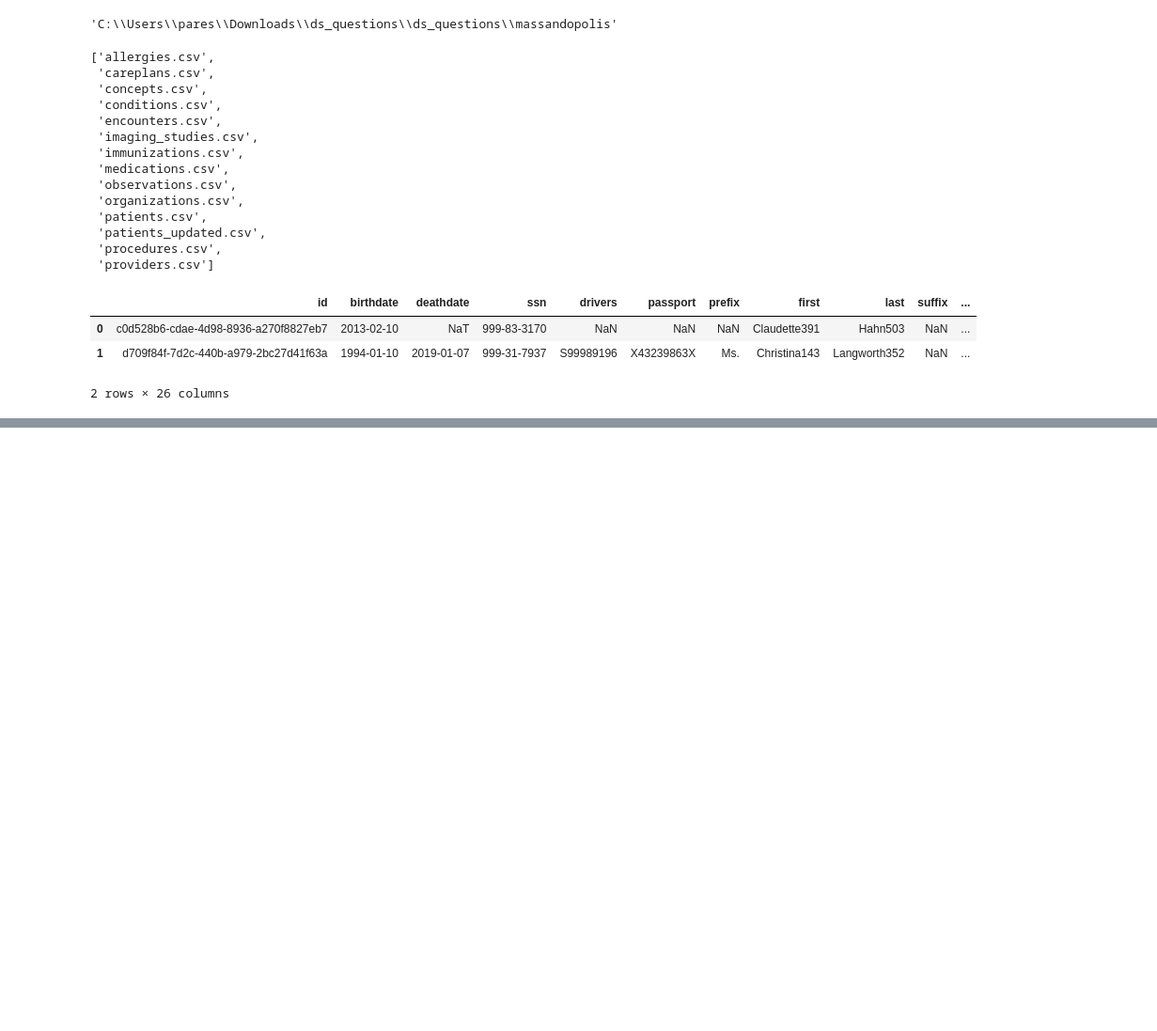
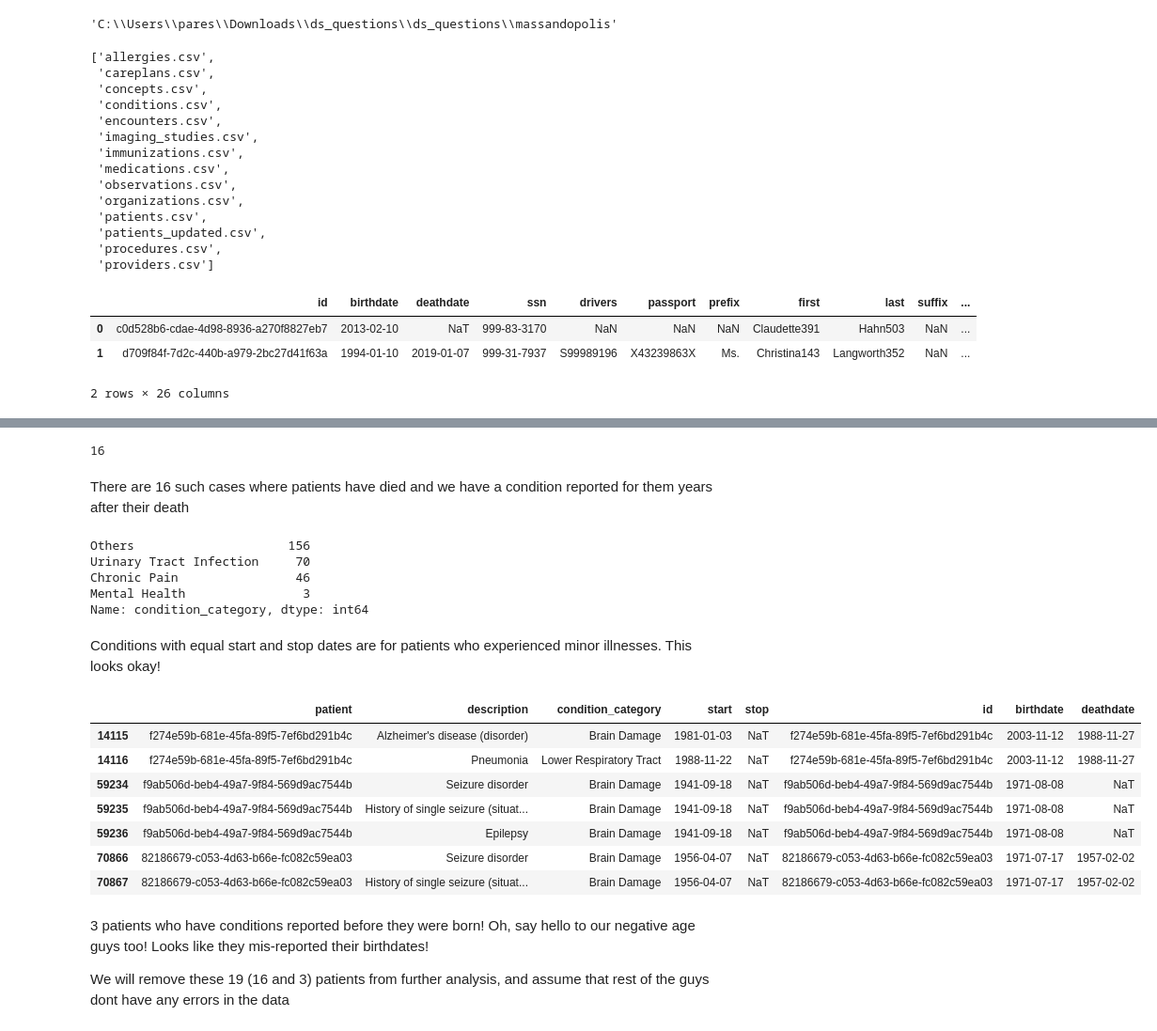
Before and after one commit to pareshg18/picnicHealth-healthcare-analysis, a Jupyter notebook: conditions-analysis.ipynb, the cells around one changed output, grey strips where cells are left out. Shown: that part at 94% size. Cells and saved outputs as stored; diff of their text form; code cells hidden in the pictures; blank space fills up the shorter version.

```diff
--- a/conditions-analysis.ipynb
+++ b/conditions-analysis.ipynb
@@ -42,0 +97,31 @@ patients.head(2)
+# %%
+#About 152 diseases/illnesses. Lets combine these into more general causes
+all_conditions = sorted(list(set(conditions.description.to_list())))
+cond_cat = ['Urinary Tract Infection','Others','Upper Respiratory Tract','Lower Respiratory Tract','Lower Respiratory Tract',
+            'Upper Respiratory Tract','Addiction','Brain Damage','Chronic Pain','Pregnancy','Digestive Tract','Lower Respiratory Tract',
+           'Wounds and Injuries','Cardiovascular diseases','Mental Health','Urinary Tract Infection','Pregnancy','Lifestyle Diseases',
+           'Lifestyle Diseases','Lifestyle Diseases','Brain Damage','Wounds and Injuries','Wounds and Injuries','Urinary Tract Infection',
+           'Cardiovascular diseases','Others','Lower Respiratory Tract','Urinary Tract Infection','Cardiovascular diseases','Chronic Pain',
+            'Urinary Tract Infection','Urinary Tract Infection','Urinary Tract Infection','Urinary Tract Infection','Lower Respiratory Tract',
+            'Chronic Pain','Wounds and Injuries','Upper Respiratory Tract','Wounds and Injuries','Brain Damage','Brain Damage',
+            'Brain Damage','Wounds and Injuries','Cardiovascular diseases','Hereditary Diseases','Urinary Tract Infection',
+            'Lifestyle Diseases','Lifestyle Diseases','Lifestyle Diseases','Lifestyle Diseases','Addiction','Brain Damage',
+            'Urinary Tract Infection','Wounds and Injuries','Brain Damage','Pregnancy','Pregnancy','Wounds and Injuries',
+            'Wounds and Injuries','Wounds and Injuries','Wounds and Injuries','Wounds and Injuries','Wounds and Injuries',
+            'Wounds and Injuries','Wounds and Injuries','Arthritis','Others','Digestive Tract','Cardiovascular diseases',
+            'Others','Cardiovascular diseases','Brain Damage','Lifestyle Diseases','Lifestyle Diseases','Lifestyle Diseases',
+            'Lifestyle Diseases','Others','Dental','Urinary Tract Infection','Upper Respiratory Tract','Wounds and Injuries',
+            'Wounds and Injuries','Wounds and Injuries','Wounds and Injuries','Wounds and Injuries','Wounds and Injuries',
+            'Wounds and Injuries','Arthritis','Hereditary Diseases','Lifestyle Diseases','Mental Health','Mental Health',
+            'Pregnancy','Digestive Tract','Hereditary Diseases','Lifestyle Diseases','Urinary Tract Infection','Lifestyle Diseases',
+            'Pregnancy','Cardiovascular diseases','Urinary Tract Infection','Lifestyle Diseases','Lower Respiratory Tract',
+            'Lower Respiratory Tract','Lifestyle Diseases','Pregnancy','Addiction','Arthritis','Arthritis','Arthritis',
+            'Upper Respiratory Tract','Digestive Tract','Arthritis','Upper Respiratory Tract','Upper Respiratory Tract',
+            'Lower Respiratory Tract','Digestive Tract','Mental Health','Lifestyle Diseases','Pregnancy','Chronic Pain',
+            'Digestive Tract','Lower Respiratory Tract','Lifestyle Diseases','Lifestyle Diseases','Digestive Tract',
+            'Lower Respiratory Tract','Urinary Tract Infection','Urinary Tract Infection','Urinary Tract Infection','Arthritis',
+            'Digestive Tract','Wounds and Injuries','Upper Respiratory Tract','Wounds and Injuries','Digestive Tract',
+            'Brain Damage','Urinary Tract Infection','Upper Respiratory Tract','Lower Respiratory Tract','Lower Respiratory Tract',
+            'Wounds and Injuries','Wounds and Injuries','Lower Respiratory Tract','Cardiovascular diseases','Lower Respiratory Tract',
+            'Wounds and Injuries','Wounds and Injuries','Brain Damage','Pregnancy','Upper Respiratory Tract','Wounds and Injuries']
+condition_categorized = {x:y for x,y in list(zip(all_conditions,cond_cat))}
@@ -42,0 +224,31 @@ patients.head(2)
+# %%
+df.loc[df.start > df.deathdate,'patient'].nunique()
+# %% [output]
+16
+# %% [markdown]
+There are 16 such cases where patients have died and we have a condition reported for them years after their death
+# %%
+df.loc[df.start == df.stop,'condition_category'].value_counts()
+# %% [output]
+Others                     156
+Urinary Tract Infection     70
+Chronic Pain                46
+Mental Health                3
+Name: condition_category, dtype: int64
+# %% [markdown]
+Conditions with equal start and stop dates are for patients who experienced minor illnesses. This looks okay!
+# %%
+df.loc[df.start < df.birthdate]
+# %% [output]
+|  | patient | description | condition_category | start | stop | id | birthdate | deathdate |
+| 14115 | f274e59b-681e-45fa-89f5-7ef6bd291b4c | Alzheimer's disease (disorder) | Brain Damage | 1981-01-03 | NaT | f274e59b-681e-45fa-89f5-7ef6bd291b4c | 2003-11-12 | 1988-11-27 |
+| 14116 | f274e59b-681e-45fa-89f5-7ef6bd291b4c | Pneumonia | Lower Respiratory Tract | 1988-11-22 | NaT | f274e59b-681e-45fa-89f5-7ef6bd291b4c | 2003-11-12 | 1988-11-27 |
+| 59234 | f9ab506d-beb4-49a7-9f84-569d9ac7544b | Seizure disorder | Brain Damage | 1941-09-18 | NaT | f9ab506d-beb4-49a7-9f84-569d9ac7544b | 1971-08-08 | NaT |
+| 59235 | f9ab506d-beb4-49a7-9f84-569d9ac7544b | History of single seizure (situat... | Brain Damage | 1941-09-18 | NaT | f9ab506d-beb4-49a7-9f84-569d9ac7544b | 1971-08-08 | NaT |
+| 59236 | f9ab506d-beb4-49a7-9f84-569d9ac7544b | Epilepsy | Brain Damage | 1941-09-18 | NaT | f9ab506d-beb4-49a7-9f84-569d9ac7544b | 1971-08-08 | NaT |
+| 70866 | 82186679-c053-4d63-b66e-fc082c59ea03 | Seizure disorder | Brain Damage | 1956-04-07 | NaT | 82186679-c053-4d63-b66e-fc082c59ea03 | 1971-07-17 | 1957-02-02 |
+| 70867 | 82186679-c053-4d63-b66e-fc082c59ea03 | History of single seizure (situat... | Brain Damage | 1956-04-07 | NaT | 82186679-c053-4d63-b66e-fc082c59ea03 | 1971-07-17 | 1957-02-02 |
+# %% [markdown]
+3 patients who have conditions reported before they were born! Oh, say hello to our negative age guys too! Looks like they mis-reported their birthdates!
+
+We will remove these 19 (16 and 3) patients from further analysis, and assume that rest of the guys dont have any errors in the data
```
Also changed, not shown: parts of 26 cells of this notebook.
